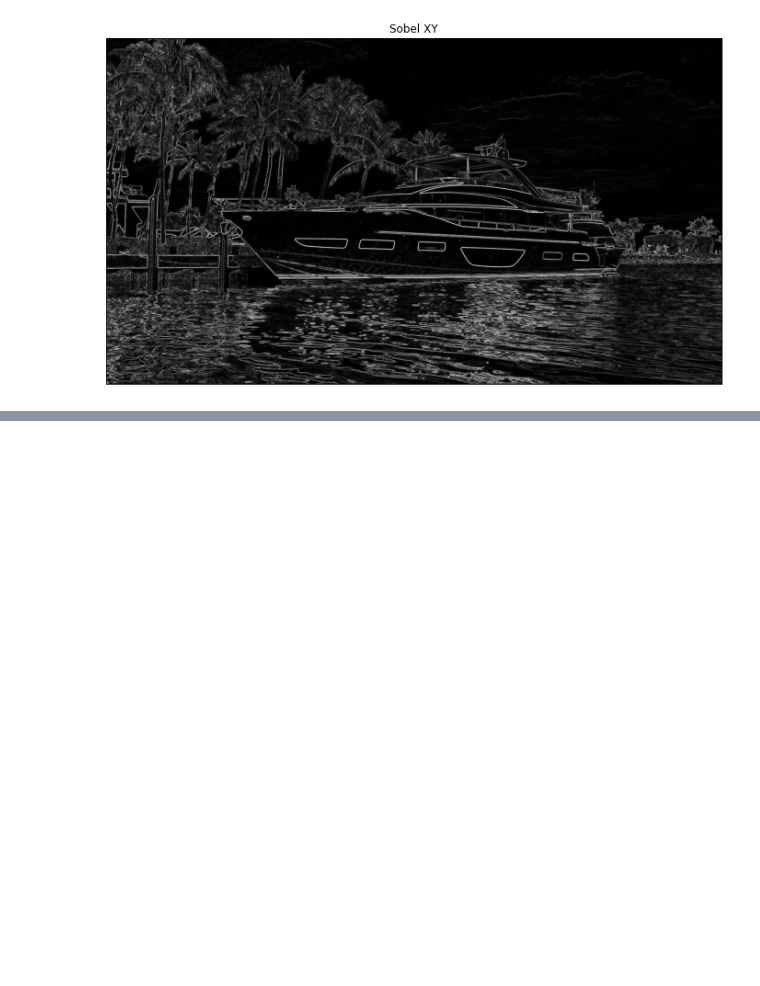
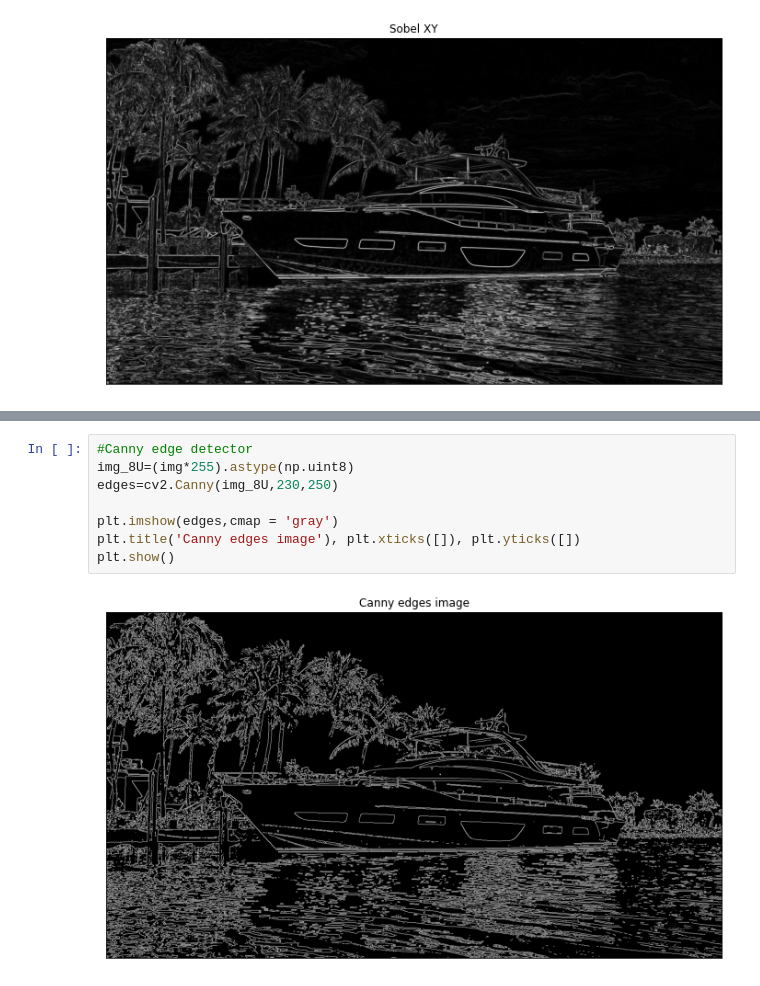
Before and after one commit to nonficti0n/learn_computer_vision, a Jupyter notebook: exercises/01_image_processing/gradients.ipynb, the cells around one changed output, grey strips where cells are left out. Cells and saved outputs as stored; diff of their text form; blank space fills up the shorter version.

Commit message:
Add Canny edge detection

```diff
--- a/exercises/01_image_processing/gradients.ipynb
+++ b/exercises/01_image_processing/gradients.ipynb
@@ -77,0 +126,10 @@ plt.show()
+# %%
+#Canny edge detector
+img_8U=(img*255).astype(np.uint8)
+edges=cv2.Canny(img_8U,230,250)
+
+plt.imshow(edges,cmap = 'gray')
+plt.title('Canny edges image'), plt.xticks([]), plt.yticks([])
+plt.show()
+# %% [output]
+[figure, added]
```
Also changed, not shown: parts of 2 cells of this notebook.
